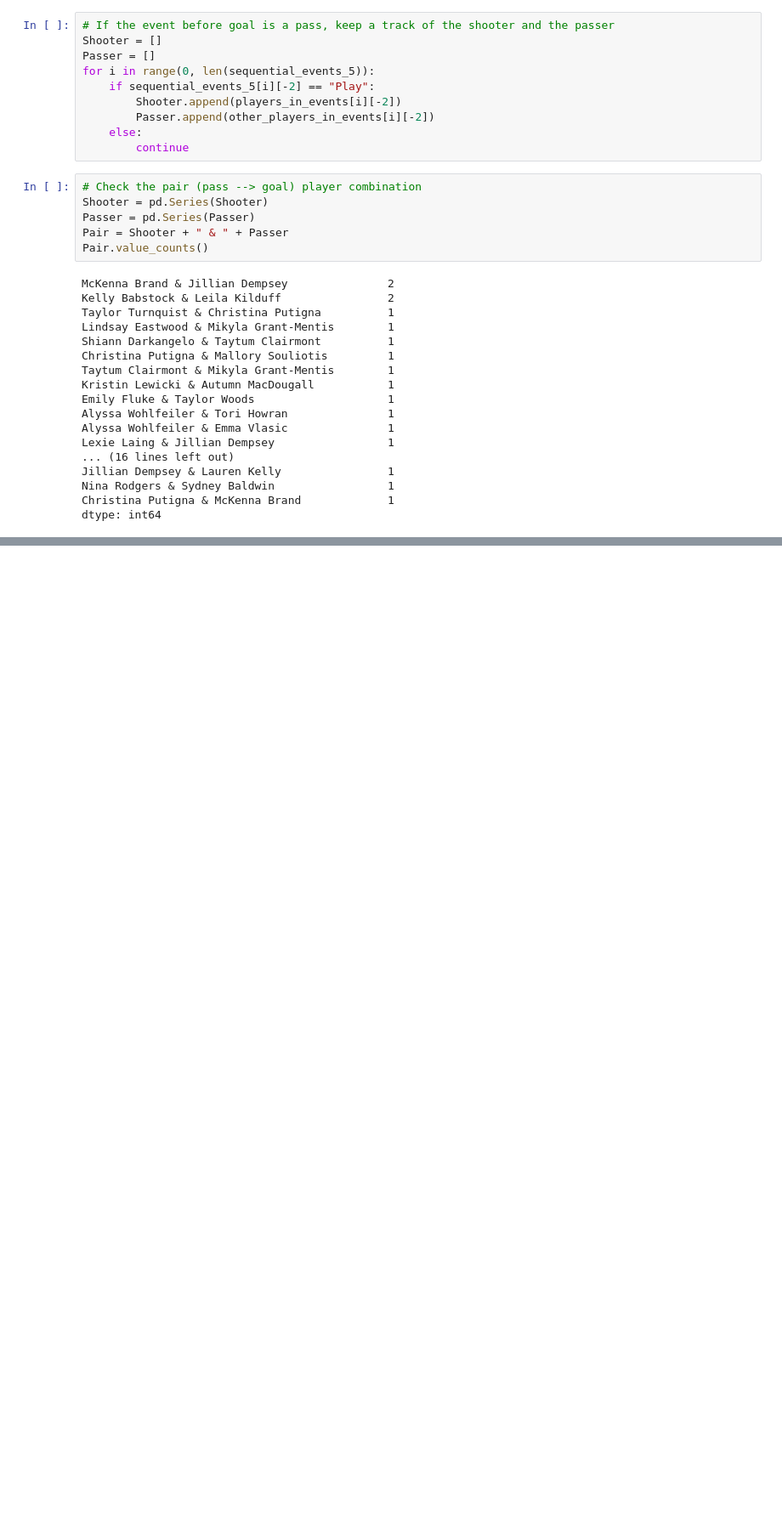
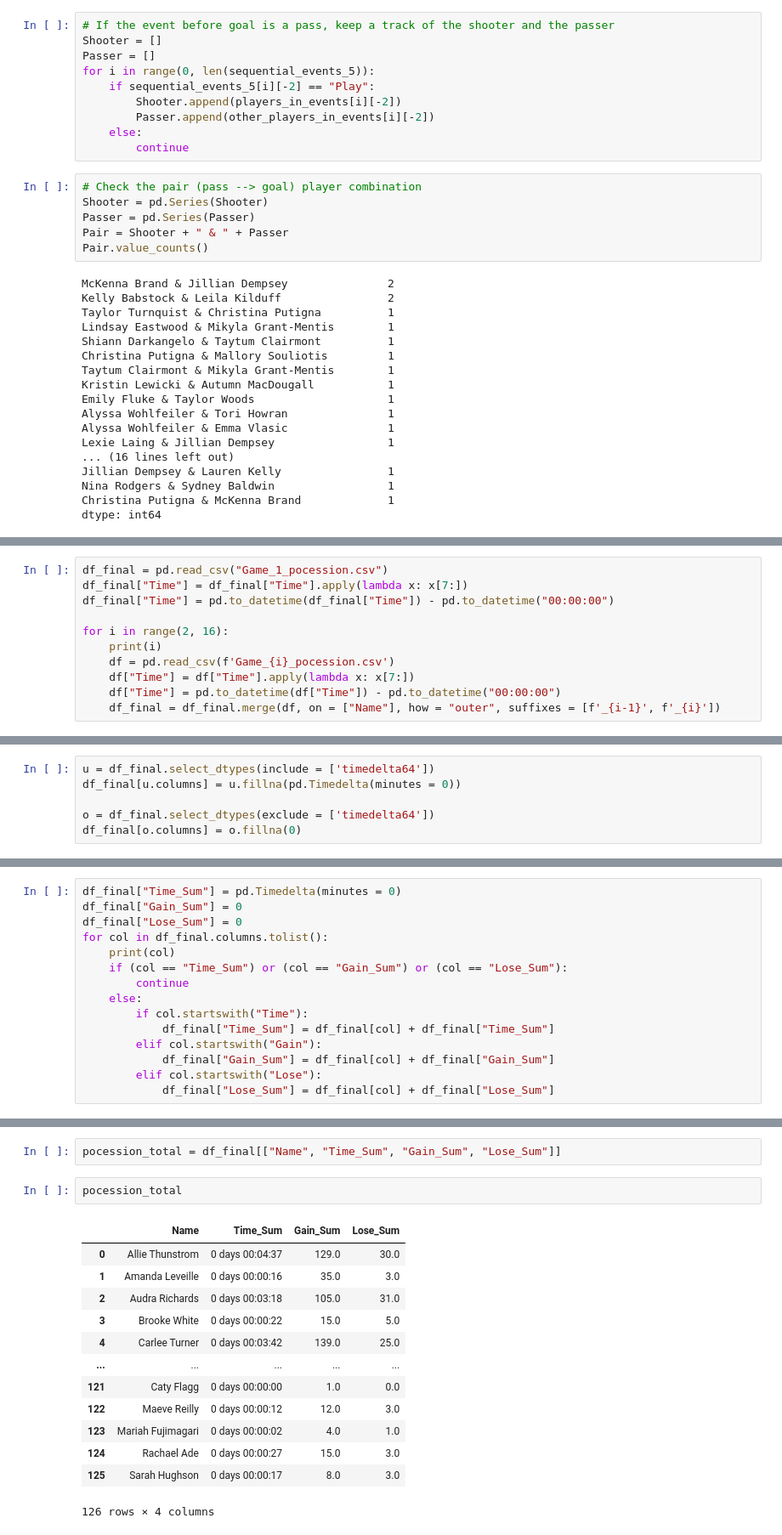
Before and after one commit to Johnnywang1899/Rotman_Datathon_Hockey_Game, a Jupyter notebook: NWHL_data_process.ipynb, the cells around one changed output, grey strips where cells are left out. Shown at 85% size. Cells and saved outputs as stored; diff of their text form; blank space fills up the shorter version.

```diff
--- a/NWHL_data_process.ipynb
+++ b/NWHL_data_process.ipynb
@@ -714,0 +822,11 @@ dtype: int64
+# %%
+df_final = pd.read_csv("Game_1_pocession.csv")
+df_final["Time"] = df_final["Time"].apply(lambda x: x[7:])
+df_final["Time"] = pd.to_datetime(df_final["Time"]) - pd.to_datetime("00:00:00")
+
+for i in range(2, 16):
+    print(i)
+    df = pd.read_csv(f'Game_{i}_pocession.csv')
+    df["Time"] = df["Time"].apply(lambda x: x[7:])
+    df["Time"] = pd.to_datetime(df["Time"]) - pd.to_datetime("00:00:00")
+    df_final = df_final.merge(df, on = ["Name"], how = "outer", suffixes = [f'_{i-1}', f'_{i}'])
@@ -714,0 +848,6 @@ dtype: int64
+# %%
+u = df_final.select_dtypes(include = ['timedelta64'])
+df_final[u.columns] = u.fillna(pd.Timedelta(minutes = 0))
+
+o = df_final.select_dtypes(exclude = ['timedelta64'])
+df_final[o.columns] = o.fillna(0)
@@ -714,0 +874,15 @@ dtype: int64
+# %%
+df_final["Time_Sum"] = pd.Timedelta(minutes = 0)
+df_final["Gain_Sum"] = 0
+df_final["Lose_Sum"] = 0
+for col in df_final.columns.tolist():
+    print(col)
+    if (col == "Time_Sum") or (col == "Gain_Sum") or (col == "Lose_Sum"):
+        continue
+    else:
+        if col.startswith("Time"):
+            df_final["Time_Sum"] = df_final[col] + df_final["Time_Sum"]
+        elif col.startswith("Gain"):
+            df_final["Gain_Sum"] = df_final[col] + df_final["Gain_Sum"]
+        elif col.startswith("Lose"):
+            df_final["Lose_Sum"] = df_final[col] + df_final["Lose_Sum"]
@@ -714,0 +907,18 @@ dtype: int64
+# %%
+pocession_total = df_final[["Name", "Time_Sum", "Gain_Sum", "Lose_Sum"]]
+# %%
+pocession_total
+# %% [output]
+|  | Name | Time_Sum | Gain_Sum | Lose_Sum |
+| 0 | Allie Thunstrom | 0 days 00:04:37 | 129.0 | 30.0 |
+| 1 | Amanda Leveille | 0 days 00:00:16 | 35.0 | 3.0 |
+| 2 | Audra Richards | 0 days 00:03:18 | 105.0 | 31.0 |
+| 3 | Brooke White | 0 days 00:00:22 | 15.0 | 5.0 |
+| 4 | Carlee Turner | 0 days 00:03:42 | 139.0 | 25.0 |
+| ... | ... | ... | ... | ... |
+| 121 | Caty Flagg | 0 days 00:00:00 | 1.0 | 0.0 |
+| 122 | Maeve Reilly | 0 days 00:00:12 | 12.0 | 3.0 |
+| 123 | Mariah Fujimagari | 0 days 00:00:02 | 4.0 | 1.0 |
+| 124 | Rachael Ade | 0 days 00:00:27 | 15.0 | 3.0 |
+| 125 | Sarah Hughson | 0 days 00:00:17 | 8.0 | 3.0 |
+126 rows × 4 columns
```
Also changed, not shown: parts of 19 cells of this notebook, 17 other files.
